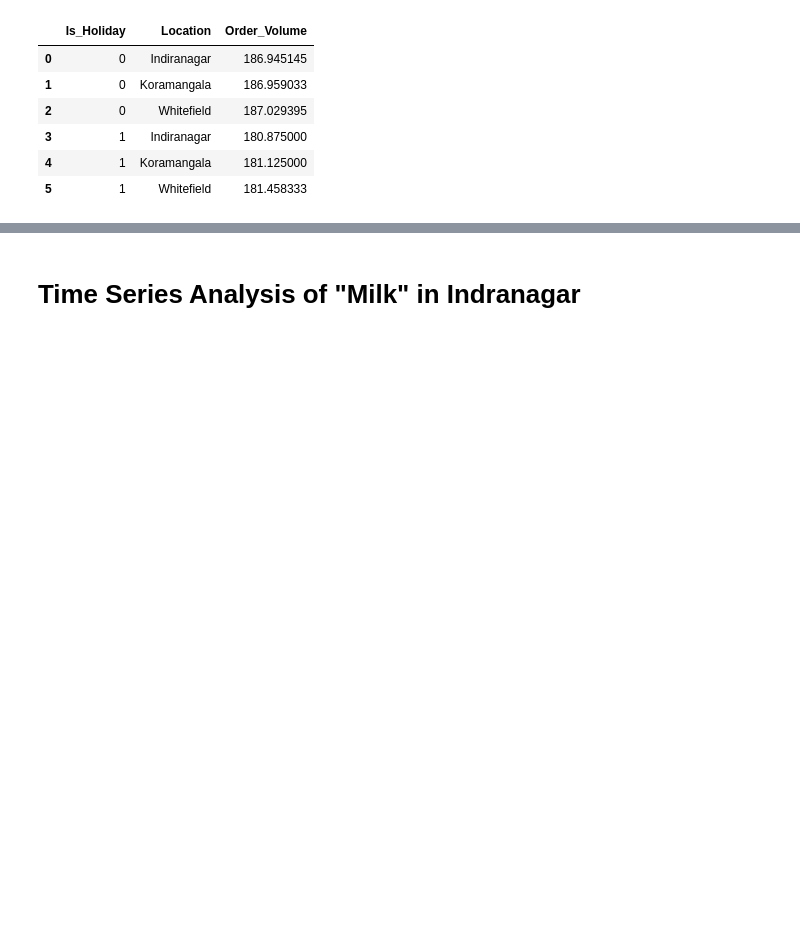
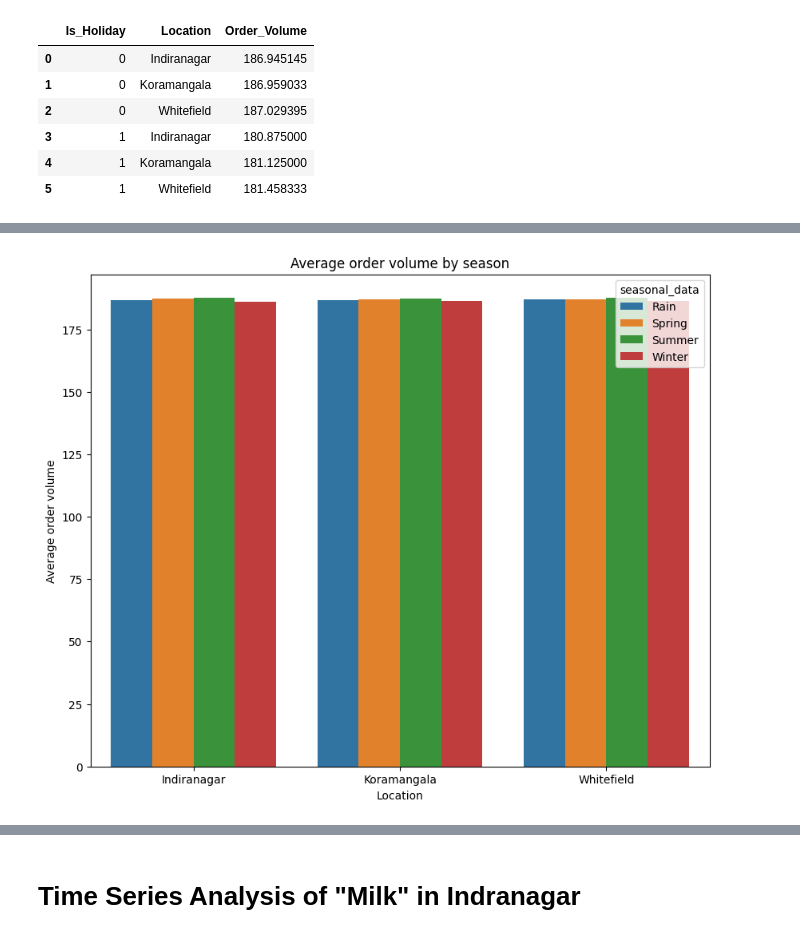
Before and after one commit to rahul8879/swiggy_demand_modelling, a Jupyter notebook: notebooks/analysis.ipynb, the cells around one changed output, grey strips where cells are left out. Drawn from its saved outputs; the diff is of its cells as text; code cells hidden in the pictures; blank space fills up the shorter version.

Commit message:
Updated analysis notebook

```diff
--- a/notebooks/analysis.ipynb
+++ b/notebooks/analysis.ipynb
@@ -223,0 +230,5 @@ fig.show()
+# %%
+analysis_data['DateTime']=pd.to_datetime(analysis_data['DateTime'])
+analysis_data['seasonal_data']=analysis_data['DateTime'].dt.month%12//3+1
+seasonal_order_volume=analysis_data.groupby([analysis_data['seasonal_data'].map({1:'Winter',2:'Summer',3:'Rain',4:'Spring'}),'Location'])['Order_Volume'].mean().reset_index()
+seasonal_order_volume
@@ -223,0 +249,9 @@ fig.show()
+# %%
+plt.figure(figsize=(10,8))
+sns.barplot(data=seasonal_order_volume,x='Location',y='Order_Volume',hue='seasonal_data')
+plt.title('Average order volume by season')
+plt.xlabel('Location')
+plt.ylabel('Average order volume')
+plt.show()
+# %% [output]
+[figure, added]
```
Also changed, not shown: parts of 5 cells of this notebook.
